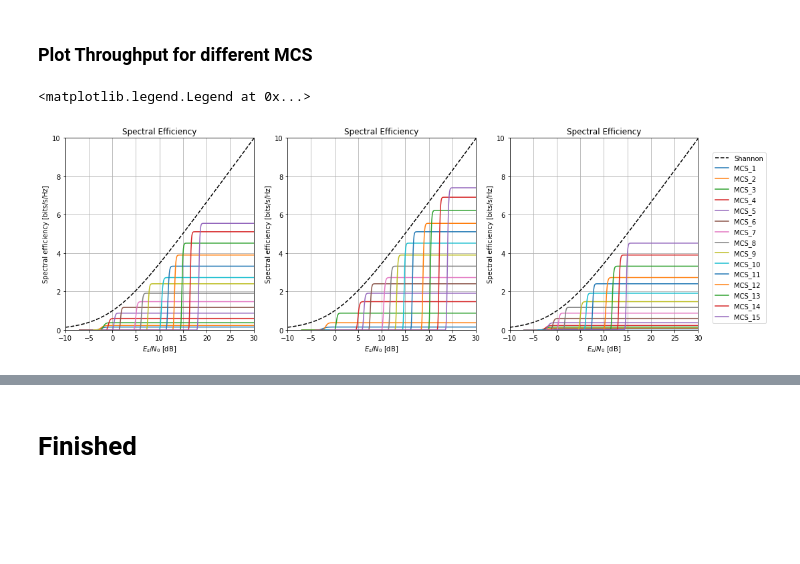
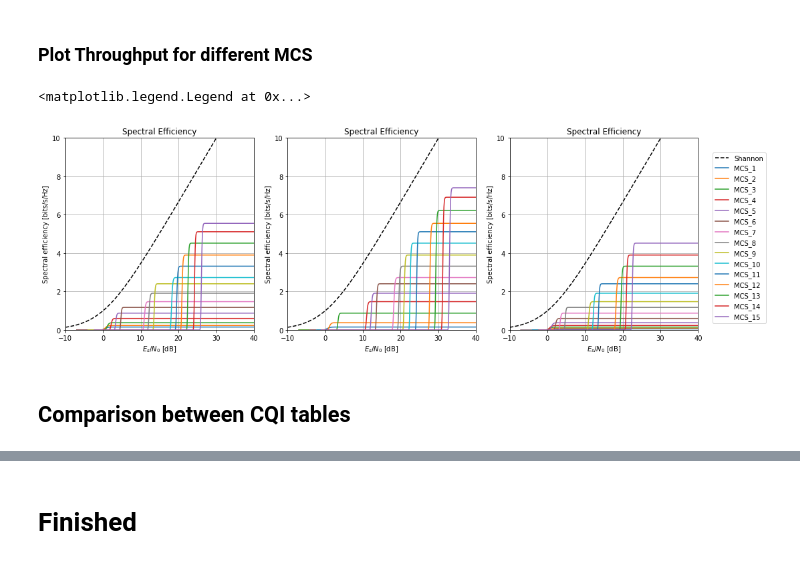
Before and after one commit to giraffe009/Machine_Learning_5G_NR, a Jupyter notebook: exp02_KPIs.ipynb, the cells around one changed output, grey strips where cells are left out. Saved outputs shown, nothing was run; the diff lists cells and outputs as text; code cells hidden in the pictures; blank space fills up the shorter version.

```diff
--- a/exp02_KPIs.ipynb
+++ b/exp02_KPIs.ipynb
@@ -17,7 +17,7 @@ gc = gspread.authorize(GoogleCredentials.get_application_default())
 # %% [markdown]
 # Input
 # %%
-SINR_dB = np.arange(-10,40.1, step=0.1)  # SINR value for each bit
+SINR_dB = np.arange(-10,50.1, step=0.1)  # SINR value for each bit
 print(SINR_dB.size, SINR_dB[0], SINR_dB[-1])
 #SINR_dB
 # %% [output]
@@ -71,7 +71,7 @@ def f_psk_2(x_, gamma_, M, k, i):
     return np.exp(-1 * gamma_ * (np.sin((2*i+1)*np.pi/M))**2 / (sin(x_))**2)
 
 
-def fun_ber_awgn(EbN0dB, mod='qam', M=4, data_enc=None):
+def fun_ber_awgn(EsN0dB, mod='qam', M=4, data_enc=None):
     """
     fun_ber_awgn computes the symbol error probability for AWGN channels.
 
@@ -93,11 +93,10 @@ def fun_ber_awgn(EbN0dB, mod='qam', M=4, data_enc=None):
         print(fun_ber_awgn.__doc__)
         return None
 
+    N = len(EsN0dB)
     n_bits = np.log2(M) # number of bits per symbol
-
-    N = len(EbN0dB)
-    EbN0 = 10**(EbN0dB/10) # convert EsN0 from dB to linear scale
-    EsN0 = n_bits * EbN0 # convert to symbol error rate $Es/N0 = k Eb/No$
+    EsN0 = 10**(EsN0dB/10) # convert EsN0 from dB to linear scale
+    EbN0 = 1/n_bits * EsN0 # convert to symbol error rate $Es/N0 = k Eb/No$
 
     if mod.lower() in {'psk'}: # PSK modulation
         g_mod = ( np.sin(np.pi/M) )**2
@@ -179,7 +178,7 @@ def fun_ber_awgn(EbN0dB, mod='qam', M=4, data_enc=None):
     return P_bit, P_sym
 
 
-def fun_ber_coding(EbN0dB, coding='block', decision='hard', n=1024, k=78, dmin=16, mod='psk', M=2, data_enc=None):
+def fun_ber_coding(EsN0dB, coding='block', decision='hard', n=1024, k=78, dmin=16, mod='psk', M=2, data_enc=None):
     """
     fun_ber_coding computes the bit error probability for coded AWGN channels.
 
@@ -223,10 +222,10 @@ def fun_ber_coding(EbN0dB, coding='block', decision='hard', n=1024, k=78, dmin=1
         print('Currently block coding is available.')
         return None
 
-    N = len(EbN0dB)
+    N = len(EsN0dB)
     n_bits = np.log2(M) # number of bits per symbol
-    EbN0 = 10**(EbN0dB/10) # convert EsN0 from dB to linear scale
-    EsN0 = n_bits *EbN0 # convert to symbol error rate $Es/N0 = k Eb/No$
+    EsN0 = 10**(EsN0dB/10) # convert EsN0 from dB to linear scale
+    EbN0 = 1/n_bits * EsN0 # convert to symbol error rate $Es/N0 = k Eb/No$
 
     #if ((not np.isscalar(n)) or (not isinstance(n, (int, np.uint))) or np.isnan(n) or np.isinf(n)):
     #    print('n must be a scalar positive integer.')
@@ -243,9 +242,10 @@ def fun_ber_coding(EbN0dB, coding='block', decision='hard', n=1024, k=78, dmin=1
     if decision.lower() in {'hard'}:  # Hard decision
 
         # BER for BSC
-        EbN0dB_coded = 10*np.log10(EbN0 * k/n)
+        EbN0_coded = EbN0 * k / n
+        EsN0dB_coded = 10*np.log10 (n_bits * EbN0_coded)
 
-        p, tmp = fun_ber_awgn(EbN0dB_coded, mod, M, data_enc)
+        p, tmp = fun_ber_awgn(EsN0dB_coded, mod, M, data_enc)
 
         t = (dmin-1)//2
         # [3], Eqs. 4.3-4.4, upper bound
@@ -265,9 +265,10 @@ def fun_ber_coding(EbN0dB, coding='block', decision='hard', n=1024, k=78, dmin=1
 
     elif decision.lower() in {'soft'}:  # Soft decision
 
-        EbN0dB_coded = 10*np.log10(EbN0*k/n*dmin)
+        EbN0_coded = EbN0 * k / n * dmin
+        EsN0dB_coded = 10*np.log10 (n_bits * EbN0_coded)
 
-        tmp1, tmp2 = fun_ber_awgn(EbN0dB_coded, mod, M, data_enc)
+        tmp1, tmp2 = fun_ber_awgn(EsN0dB_coded, mod, M, data_enc)
         wer = (2**n_bits - 1) * tmp1
 
         # Converting WER to BER upper bound [1], p. 443
@@ -621,29 +622,31 @@ plot_error_prob(df_MCS_BLEP, df_EsN0dB, str_t, str_y, str_x)
 # %%
 df = df_throughput
 str_t = 'Spectral Efficiency'
 str_y = 'Spectral efficiency [bits/s/Hz]'
 str_x = '$E_b/N_0$ [dB]'
 
 plt.figure(figsize=[14,5])
 for k3 in range(3):
     str0 = 'CQI_' + str(k3+1)
     df0 = df.loc[str0]
     df1 = df_EsN0dB.loc[str0]
     plt.subplot(1,3,k3+1)
     plt.plot(SINR_dB, f_shannon_cap(SINR_dB),'k--', label='Shannon')
     for k2 in range(len(df0.columns)):
         str2 = df.columns[k2]
         plt.plot(df1.iloc[:,k2], df0.iloc[:,k2], label=str2)
 
-    plt.xlabel('$E_s/N_0$ [dB]')
+    plt.xlabel(str_x)
     plt.ylabel(str_y)
     plt.title(str_t);
-    plt.xlim([-10, 30])
+    plt.xlim([-10, 40])
     plt.ylim([0, 10])
     plt.grid()
 plt.tight_layout()
 plt.legend(loc='center left', bbox_to_anchor=(0.93, 0.5), frameon=True,
            bbox_transform=fig.transFigure)
 # %% [output]
 <matplotlib.legend.Legend at 0x...>
-[figure, old version]
+[figure, new version]
+# %% [markdown]
+## Comparison between CQI tables
```
Also changed, not shown: parts of 7 cells of this notebook.
